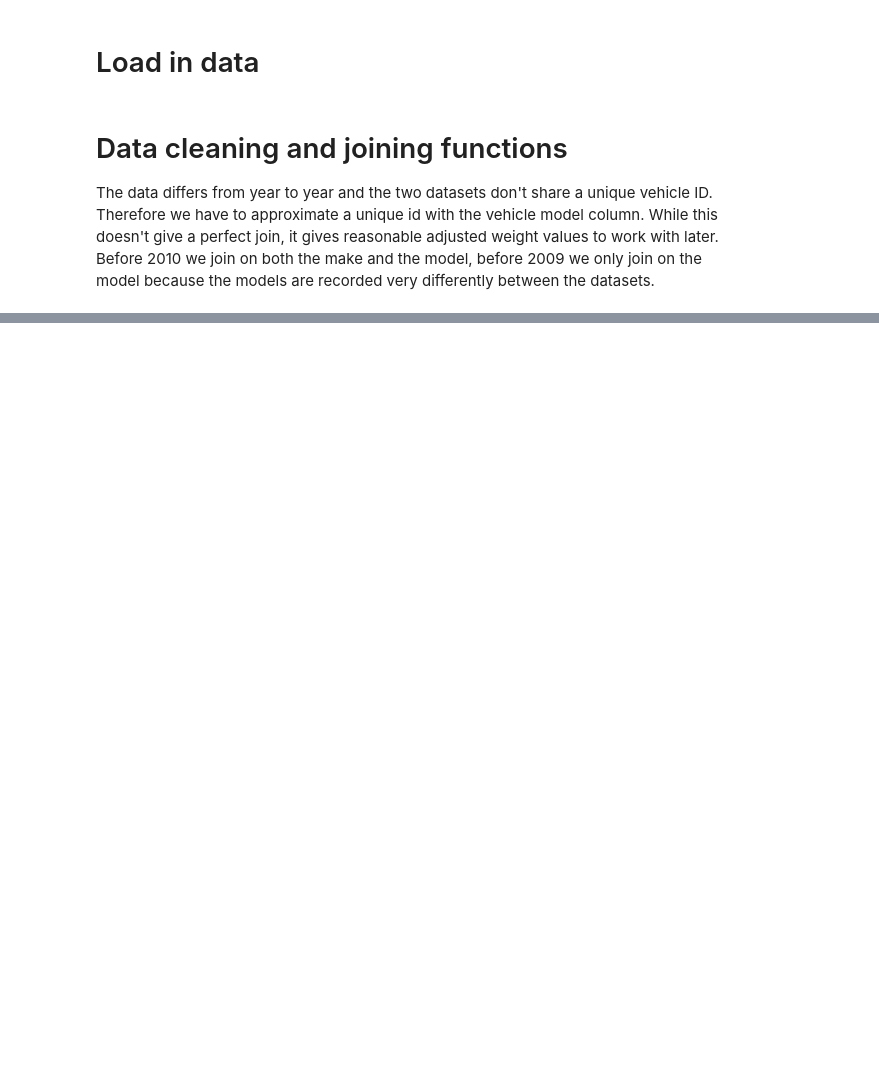
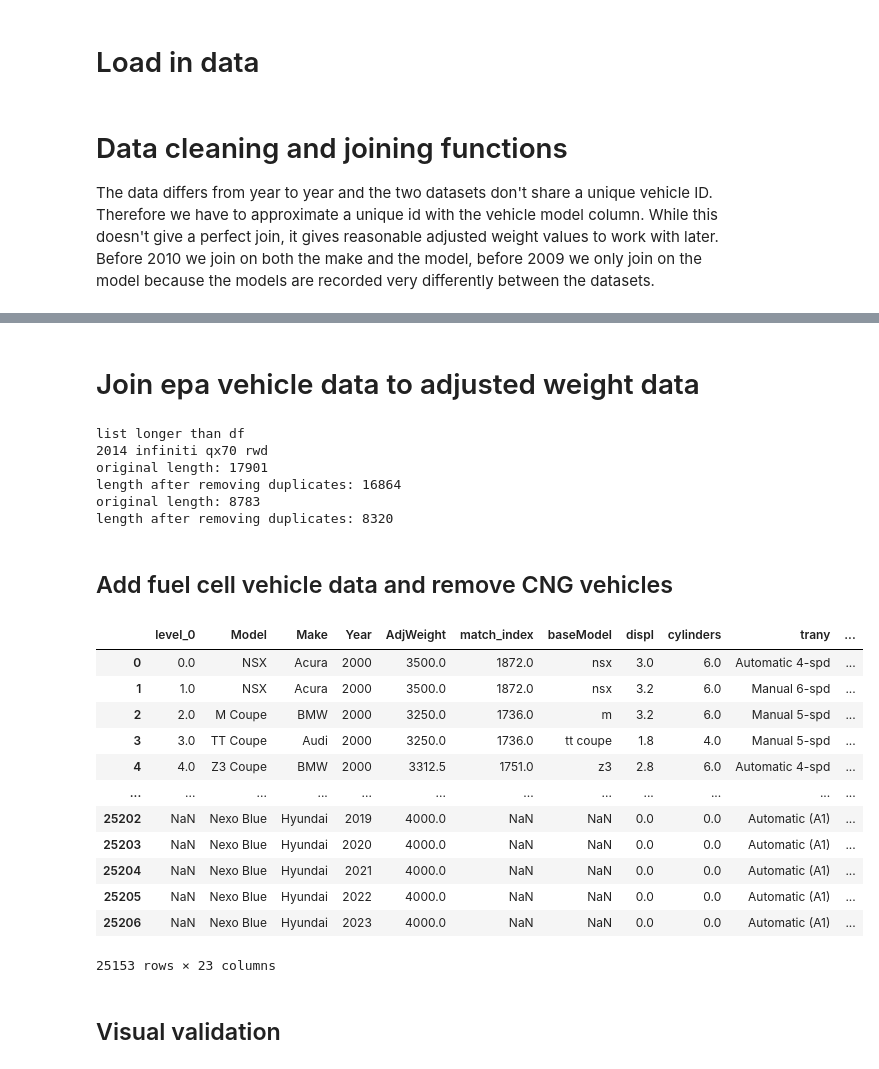
Before and after one commit to EEE-Capstone/MIMS-Capstone, a Jupyter notebook: Data/init_vehicle_data.ipynb, the cells around one changed output, grey strips where cells are left out. Drawn from its saved outputs; the diff is of its cells as text; code cells hidden in the pictures; blank space fills up the shorter version.

```diff
--- a/Data/init_vehicle_data.ipynb
+++ b/Data/init_vehicle_data.ipynb
@@ -191,0 +379,20 @@ joined_data_00_23.to_csv("adj_weight_data_join_2000-2023.csv", index = False)
+# %% [markdown]
+# Join epa vehicle data to adjusted weight data
+# %%
+### First join the 2000-2016 data, then join the 2017-2023 data
+epa_df_cleaned = clean_index_vehicle_data(epa_df)
+joined_data_00_16 = vehicle_data_join_fuzzy(epa_df_cleaned, combined_csv0016)
+joined_data_17_23 = vehicle_data_join_fuzzy(epa_df_cleaned, combined_df1723)
+## combine joined dataframes to create years 2000-2023
+joined_data_00_23 = pd.concat([joined_data_00_16, joined_data_17_23])
+joined_data_00_23['VehicleID'] = np.arange(0, len(joined_data_00_23)) ## assign new unique ids
+joined_data_00_23 = joined_data_00_23.reset_index().drop(['index'], axis = 1)
+# %% [output]
+list longer than df
+2014 infiniti qx70 rwd
+original length: 17901
+length after removing duplicates: 16864
+original length: 8783
+length after removing duplicates: 8320
+# %% [markdown]
+## Add fuel cell vehicle data and remove CNG vehicles
@@ -191,0 +409,18 @@ joined_data_00_23.to_csv("adj_weight_data_join_2000-2023.csv", index = False)
+# %%
+joined_data_00_23
+# %% [output]
+|  | level_0 | Model | Make | Year | AdjWeight | match_index | baseModel | displ | cylinders | trany | ... |
+| 0 | 0.0 | NSX | Acura | 2000 | 3500.0 | 1872.0 | nsx | 3.0 | 6.0 | Automatic 4-spd | ... |
+| 1 | 1.0 | NSX | Acura | 2000 | 3500.0 | 1872.0 | nsx | 3.2 | 6.0 | Manual 6-spd | ... |
+| 2 | 2.0 | M Coupe | BMW | 2000 | 3250.0 | 1736.0 | m | 3.2 | 6.0 | Manual 5-spd | ... |
+| 3 | 3.0 | TT Coupe | Audi | 2000 | 3250.0 | 1736.0 | tt coupe | 1.8 | 4.0 | Manual 5-spd | ... |
+| 4 | 4.0 | Z3 Coupe | BMW | 2000 | 3312.5 | 1751.0 | z3 | 2.8 | 6.0 | Automatic 4-spd | ... |
+| ... | ... | ... | ... | ... | ... | ... | ... | ... | ... | ... | ... |
+| 25202 | NaN | Nexo Blue | Hyundai | 2019 | 4000.0 | NaN | NaN | 0.0 | 0.0 | Automatic (A1) | ... |
+| 25203 | NaN | Nexo Blue | Hyundai | 2020 | 4000.0 | NaN | NaN | 0.0 | 0.0 | Automatic (A1) | ... |
+| 25204 | NaN | Nexo Blue | Hyundai | 2021 | 4000.0 | NaN | NaN | 0.0 | 0.0 | Automatic (A1) | ... |
+| 25205 | NaN | Nexo Blue | Hyundai | 2022 | 4000.0 | NaN | NaN | 0.0 | 0.0 | Automatic (A1) | ... |
+| 25206 | NaN | Nexo Blue | Hyundai | 2023 | 4000.0 | NaN | NaN | 0.0 | 0.0 | Automatic (A1) | ... |
+25153 rows × 23 columns
+# %% [markdown]
+## Visual validation
```
Also changed, not shown: parts of 31 cells of this notebook.
